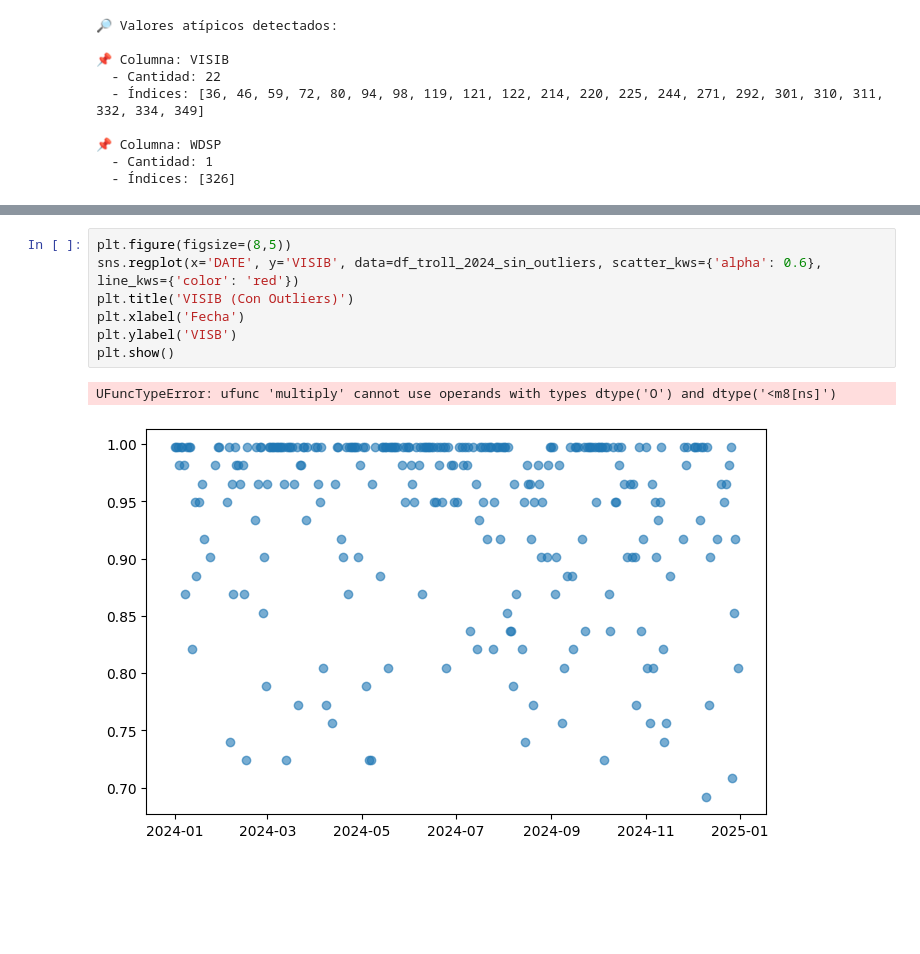
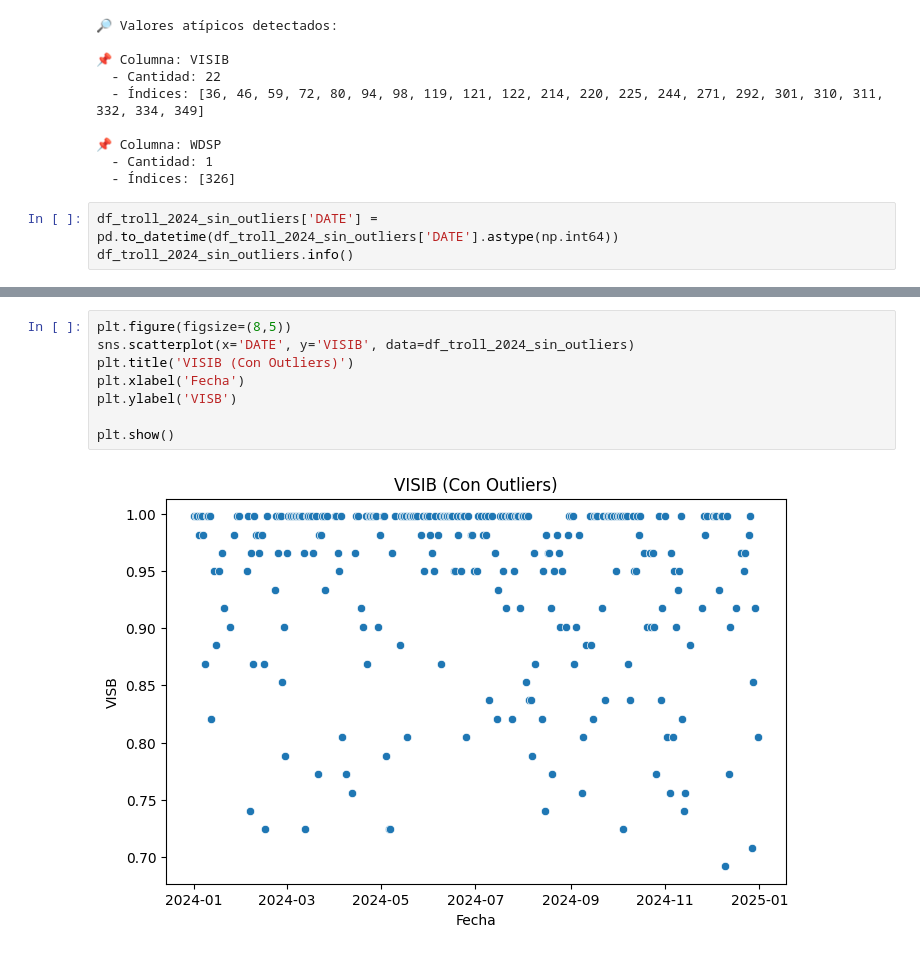
Before and after one commit to SaitoM17/analisis_del_clima_mundial_NOAA, a Jupyter notebook: notebooks/2_limpieza_datos.ipynb, the cells around one changed output, grey strips where cells are left out. Drawn from its saved outputs; the diff is of its cells as text; blank space fills up the shorter version.

Commit message:
Add cleaned data and updated notebook

```diff
--- a/notebooks/2_limpieza_datos.ipynb
+++ b/notebooks/2_limpieza_datos.ipynb
@@ -392,3 +392,6 @@ else:
 📌 Columna: WDSP
   - Cantidad: 1
   - Índices: [326]
+# %%
+df_troll_2024_sin_outliers['DATE'] = pd.to_datetime(df_troll_2024_sin_outliers['DATE'].astype(np.int64))
+df_troll_2024_sin_outliers.info()
@@ -395,10 +416,10 @@ else:
 # %%
 plt.figure(figsize=(8,5))
-sns.regplot(x='DATE', y='VISIB', data=df_troll_2024_sin_outliers, scatter_kws={'alpha': 0.6}, line_kws={'color': 'red'})
+sns.scatterplot(x='DATE', y='VISIB', data=df_troll_2024_sin_outliers)
 plt.title('VISIB (Con Outliers)')
 plt.xlabel('Fecha')
 plt.ylabel('VISB')
+
 plt.show()
 # %% [output]
-UFuncTypeError: ufunc 'multiply' cannot use operands with types dtype('O') and dtype('<m8[ns]')
-[figure, old version]
+[figure, new version]
```
Also changed, not shown: parts of 14 cells of this notebook, 2 other files.
